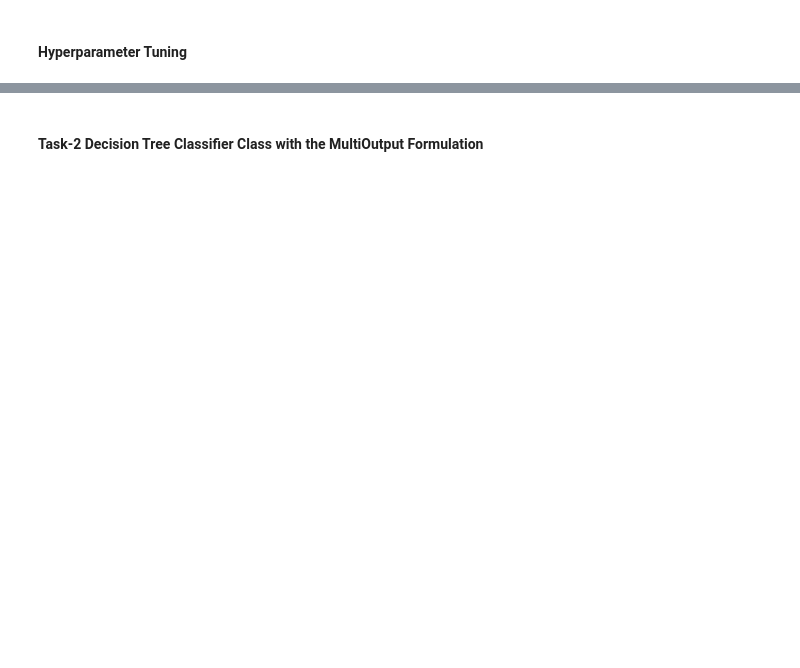
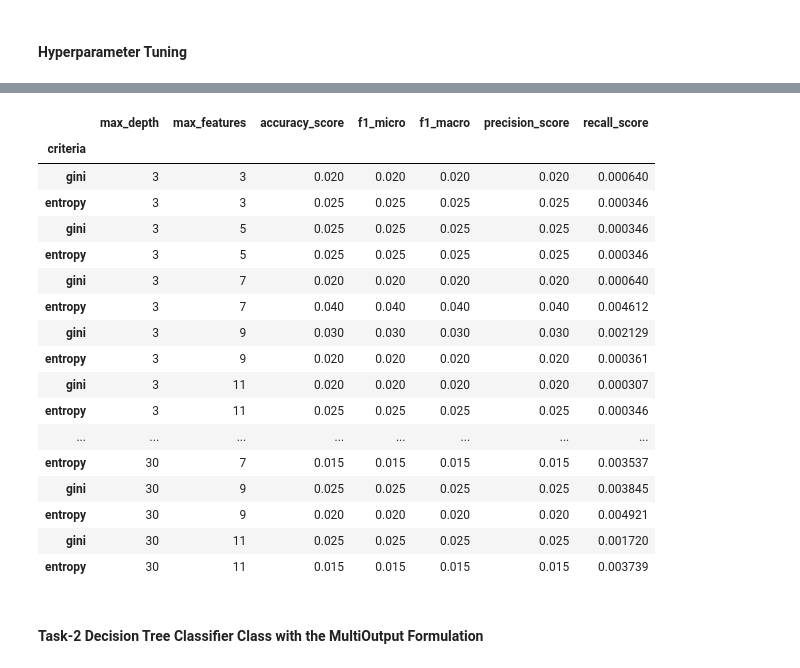
Before and after one commit to chnaveenin/DecisionTree_KNN, a Jupyter notebook: task.ipynb, the cells around one changed output, grey strips where cells are left out. Drawn from its saved outputs; the diff is of its cells as text; code cells hidden in the pictures; blank space fills up the shorter version.

```diff
--- a/task.ipynb
+++ b/task.ipynb
@@ -471,7 +452,8 @@ data = pd.read_csv('advertisement.csv')
 X = data.drop(['labels'], axis=1)
 Y = data['labels']
 
-X = pd.get_dummies(X, columns=['gender', 'education', 'married', 'city', 'occupation', 'most bought item'], drop_first=True)
+features = ['gender', 'education', 'married', 'city', 'occupation', 'most bought item']
+X = pd.get_dummies(X, columns=features)
 X, Y = shuffle(X, Y, random_state=0)
 # %% [markdown]
 #### Task-1:  Decision Tree Classifier Class with the Powerset Formulation
@@ -481,7 +463,10 @@ class PowersetDecisionTreeClassifier:
     self.max_depth = max_depth
     self.max_features = max_features
     self.criterion = criterion
-    self.dtree = DecisionTreeClassifier(max_depth=self.max_depth, max_features=self.max_features, criterion=self.criterion)
+    self.features = features
+    self.dtree = DecisionTreeClassifier(max_depth=self.max_depth,
+                                        max_features=self.max_features,
+                                        criterion=self.criterion)
     self.X = None
     self.Y = None
     self.map = []
@@ -546,6 +535,7 @@ Confusion Matrix:
 # %% [markdown]
 #### Hyperparameter Tuning
 # %%
+
 criterion = ['gini', 'entropy']
 max_depth = [3,5,10,20,30]
 max_features = [3,5,7,9,11]
@@ -553,21 +543,36 @@ max_features = [3,5,7,9,11]
 X_train, X_test, y_train, y_test = train_test_split(X, Y, test_size=0.2, random_state=42)
 
 parameters = []
+output_table = []
 
-for criterion_val in criterion:
-  for max_depth_val in max_depth:
-    for max_features_val in max_features:
-      powerset_tree = PowersetDecisionTreeClassifier(max_depth=max_depth_val, max_features=max_features_val, criterion=criterion_val)
+
+for max_depth_val in max_depth:
+  for max_features_val in max_features:
+    for criterion_val in criterion:
+      powerset_tree = PowersetDecisionTreeClassifier(max_depth=max_depth_val,
+                                                     max_features=max_features_val,
+                                                     criterion=criterion_val)
       powerset_tree.fit(X_train, y_train)
       y_pred = powerset_tree.predict(X_test)
-      accuracy = round(accuracy_score(y_test, y_pred)*100, 3)
-      heapq.heappush(parameters, (accuracy, criterion_val, max_depth_val, max_features_val))
+      accuracy = accuracy_score(y_test, y_pred)
+      precision = precision_score(y_test, y_pred, average='micro', zero_division=0)
+      recall = recall_score(y_test, y_pred, average='micro', zero_division=0)
+      f1_micro = f1_score(y_test, y_pred, average='micro', zero_division=0)
+      f1_macro = f1_score(y_test, y_pred, average='macro', zero_division=0)
+      conf_mat = confusion_matrix(y_test, y_pred)
+      # print("Confusion Matrix:\n", conf_mat)
+      # print('--'*20)
+      output_table.append([criterion_val, max_depth_val, max_features_val, accuracy, precision, recall, f1_micro, f1_macro])
+      heapq.heappush(parameters, (f1_micro, criterion_val, max_depth_val, max_features_val))
 
-top20 = (heapq.nlargest(20, parameters))
-print('top 20 triplets:')
-for triplet in top20:
+df = pd.DataFrame(output_table, columns = ['criteria', 'max_depth', 'max_features', 'accuracy_score', 'f1_micro', 'f1_macro', 'precision_score', 'recall_score'])
+top3 = (heapq.nlargest(3, parameters))
+print('top 3 triplets:')
+for triplet in top3:
   print(triplet)
 print('--'*20)
 ptree_best_metrics = heapq.nlargest(1, parameters)[0]
-print('best accuracy triplet: ', ptree_best_metrics)
+print('best f1 micro score triplet: ', ptree_best_metrics)
+df = df.set_index('criteria')
+df
 # %% [output]
@@ -591,3 +585,21 @@ best accuracy triplet:  (5.5, 'gini', 30, 11)
+|  | max_depth | max_features | accuracy_score | f1_micro | f1_macro | precision_score | recall_score |
+| criteria |  |  |  |  |  |  |  |
+| gini | 3 | 3 | 0.020 | 0.020 | 0.020 | 0.020 | 0.000640 |
+| entropy | 3 | 3 | 0.025 | 0.025 | 0.025 | 0.025 | 0.000346 |
+| gini | 3 | 5 | 0.025 | 0.025 | 0.025 | 0.025 | 0.000346 |
+| entropy | 3 | 5 | 0.025 | 0.025 | 0.025 | 0.025 | 0.000346 |
+| gini | 3 | 7 | 0.020 | 0.020 | 0.020 | 0.020 | 0.000640 |
+| entropy | 3 | 7 | 0.040 | 0.040 | 0.040 | 0.040 | 0.004612 |
+| gini | 3 | 9 | 0.030 | 0.030 | 0.030 | 0.030 | 0.002129 |
+| entropy | 3 | 9 | 0.020 | 0.020 | 0.020 | 0.020 | 0.000361 |
+| gini | 3 | 11 | 0.020 | 0.020 | 0.020 | 0.020 | 0.000307 |
+| entropy | 3 | 11 | 0.025 | 0.025 | 0.025 | 0.025 | 0.000346 |
+| ... | ... | ... | ... | ... | ... | ... | ... |
+| entropy | 30 | 7 | 0.015 | 0.015 | 0.015 | 0.015 | 0.003537 |
+| gini | 30 | 9 | 0.025 | 0.025 | 0.025 | 0.025 | 0.003845 |
+| entropy | 30 | 9 | 0.020 | 0.020 | 0.020 | 0.020 | 0.004921 |
+| gini | 30 | 11 | 0.025 | 0.025 | 0.025 | 0.025 | 0.001720 |
+| entropy | 30 | 11 | 0.015 | 0.015 | 0.015 | 0.015 | 0.003739 |
 # %% [markdown]
 #### Task-2 Decision Tree Classifier Class with the MultiOutput Formulation
 # %%
```
Also changed, not shown: parts of 24 cells of this notebook.
